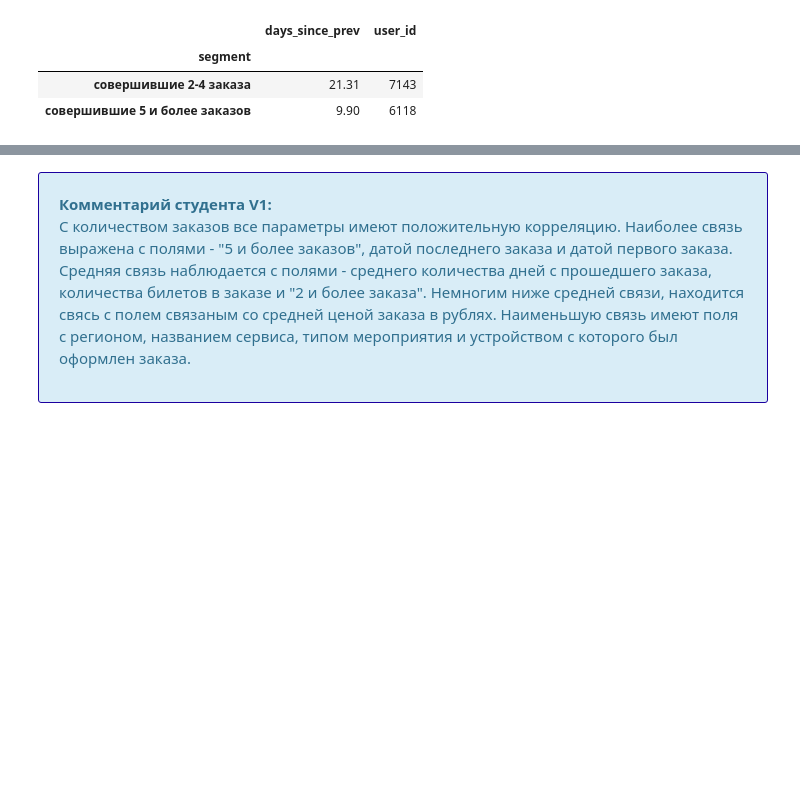
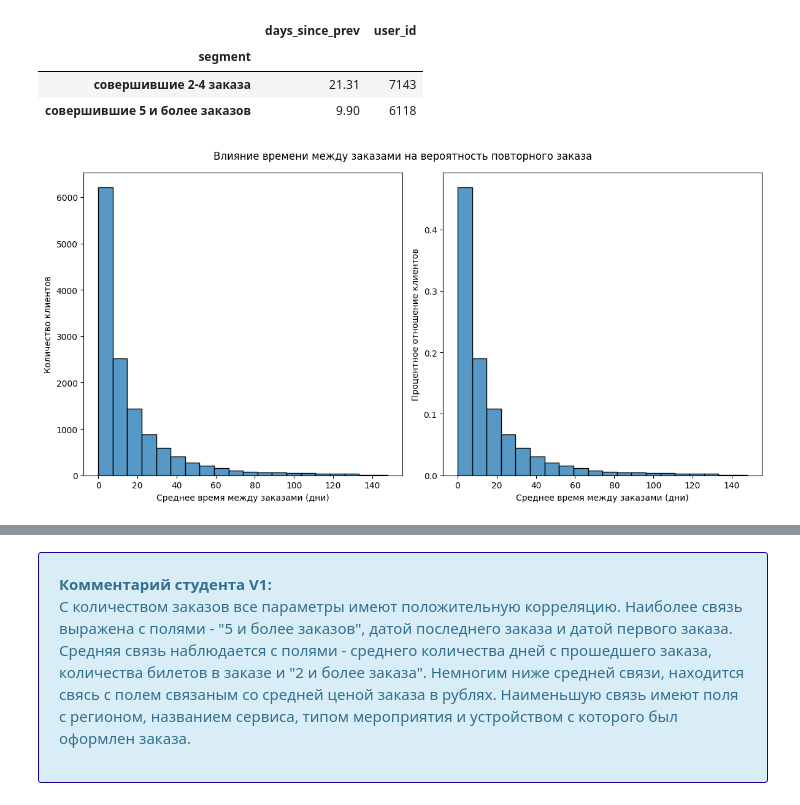
Before and after one commit to Alexandr-xab/AfishaProject, a Jupyter notebook: afisha.ipynb, the cells around one changed output, grey strips where cells are left out. Cells and saved outputs as stored; diff of their text form; code cells hidden in the pictures; blank space fills up the shorter version.

```diff
--- a/afisha.ipynb
+++ b/afisha.ipynb
@@ -896,6 +896,36 @@ display(df_days)
 | segment |  |  |
 | совершившие 2-4 заказа | 21.31 | 7143 |
 | совершившие 5 и более заказов | 9.90 | 6118 |
+# %%
+# 4.3.2 Анализ того, как средний интервал между заказами влияет на удержание клиентов
+## Исследование, как средний интервал между заказами влияет на вероятность повторного заказа.
+
+df_days = df_profiles[(df_profiles['is_two'] == True)][['user_id', 'days_since_prev']].copy()
+
+plt.figure(figsize = (12, 6))
+
+plt.subplot(1, 2, 1)
+sns.histplot(
+    data = df_days['days_since_prev'],
+    bins = 20
+)
+plt.xlabel('Среднее время между заказами (дни)')
+plt.ylabel('Количество клиентов')
+
+plt.subplot(1, 2, 2)
+sns.histplot(
+    data = df_days['days_since_prev'],
+    bins = 20,
+    stat = 'probability'
+)
+plt.xlabel('Среднее время между заказами (дни)')
+plt.ylabel('Процентное отношение клиентов')
+
+plt.suptitle('Влияние времени между заказами на вероятность повторного заказа')
+plt.tight_layout()
+plt.show()
+# %% [output]
+[figure, added]
 # %% [markdown]
 <div class='alert alert-info' style='border: #1b009f solid 1px; padding: 20px'>
 <b>Комментарий студента V1:</b>
```
Also changed, not shown: parts of 7 cells of this notebook.
